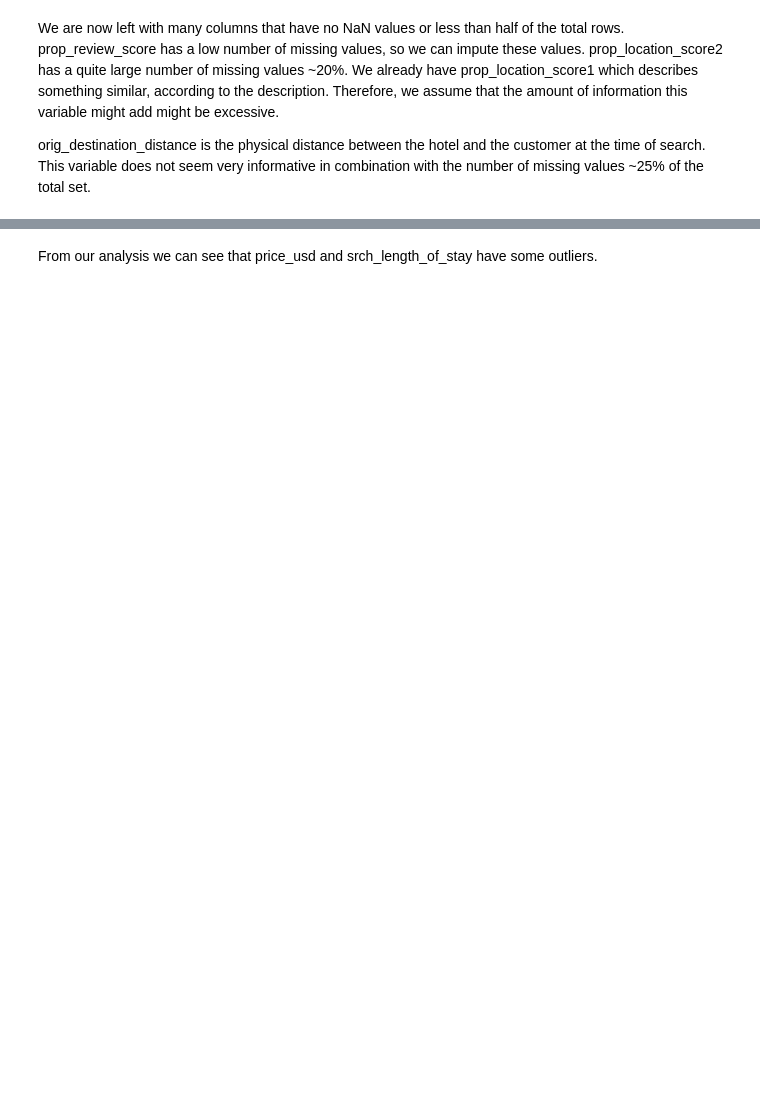
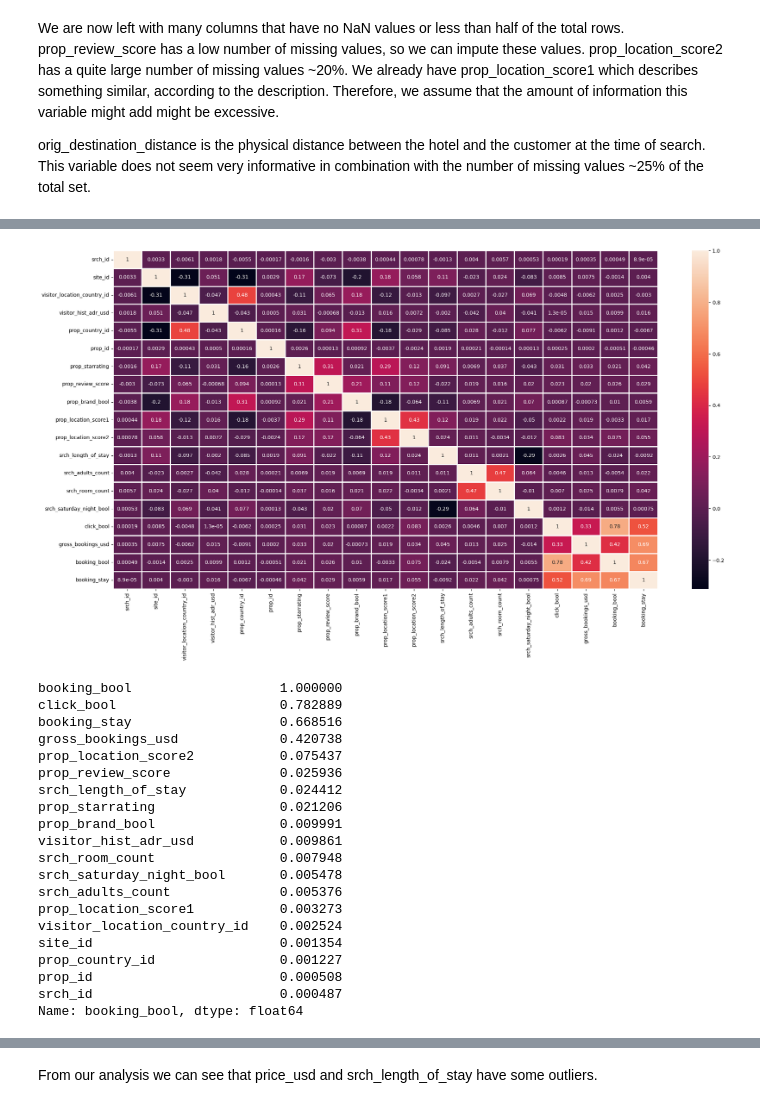
Before and after one commit to SoberZ/data-mining-techniques, a Jupyter notebook: A2/Feature_Engineering.ipynb, the cells around one changed output, grey strips where cells are left out. Drawn from its saved outputs; the diff is of its cells as text; code cells hidden in the pictures; blank space fills up the shorter version.

```diff
--- a/A2/Feature_Engineering.ipynb
+++ b/A2/Feature_Engineering.ipynb
@@ -143,0 +239,6 @@ In order to get a better understanding of the distribution of our data, outlier
+# %%
+# Prop scores - 0.1167 correlation with booking_bool
+# clean_training2["prop_score"] = clean_training2["prop_location_score2"]/clean_training2["prop_location_score1"]
+
+# booking_stay - SUCCESS 0.62
+clean_training2["booking_stay"] = clean_training2["gross_bookings_usd"] / clean_training2["srch_length_of_stay"]
@@ -143,0 +283,25 @@ In order to get a better understanding of the distribution of our data, outlier
+# %%
+res = plot_correlation(clean_training2)
+res
+# %% [output]
+[figure, added]
+booking_bool                   1.000000
+click_bool                     0.782889
+booking_stay                   0.668516
+gross_bookings_usd             0.420738
+prop_location_score2           0.075437
+prop_review_score              0.025936
+srch_length_of_stay            0.024412
+prop_starrating                0.021206
+prop_brand_bool                0.009991
+visitor_hist_adr_usd           0.009861
+srch_room_count                0.007948
+srch_saturday_night_bool       0.005478
+srch_adults_count              0.005376
+prop_location_score1           0.003273
+visitor_location_country_id    0.002524
+site_id                        0.001354
+prop_country_id                0.001227
+prop_id                        0.000508
+srch_id                        0.000487
+Name: booking_bool, dtype: float64
```
Also changed, not shown: parts of 54 cells of this notebook.
